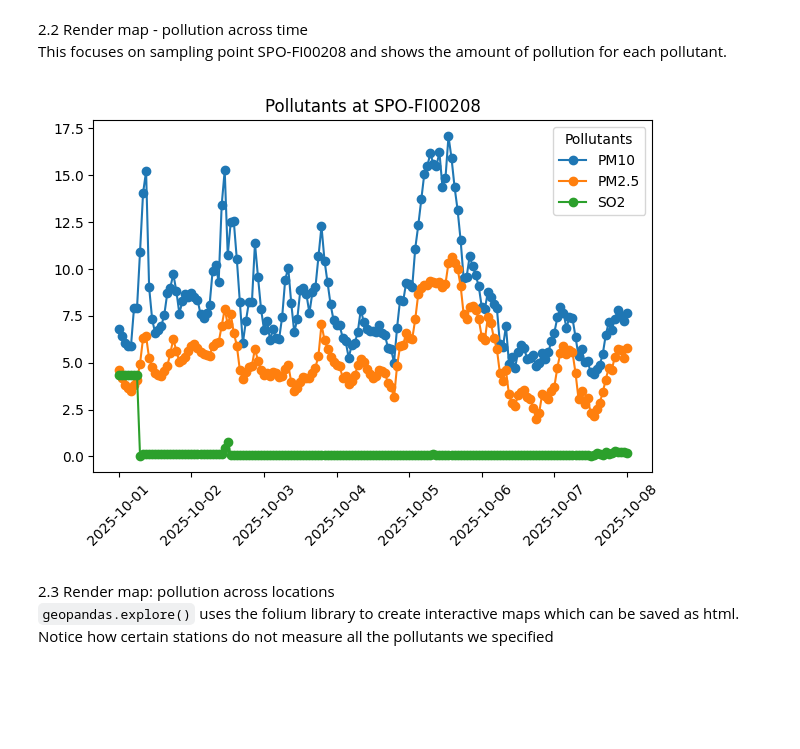
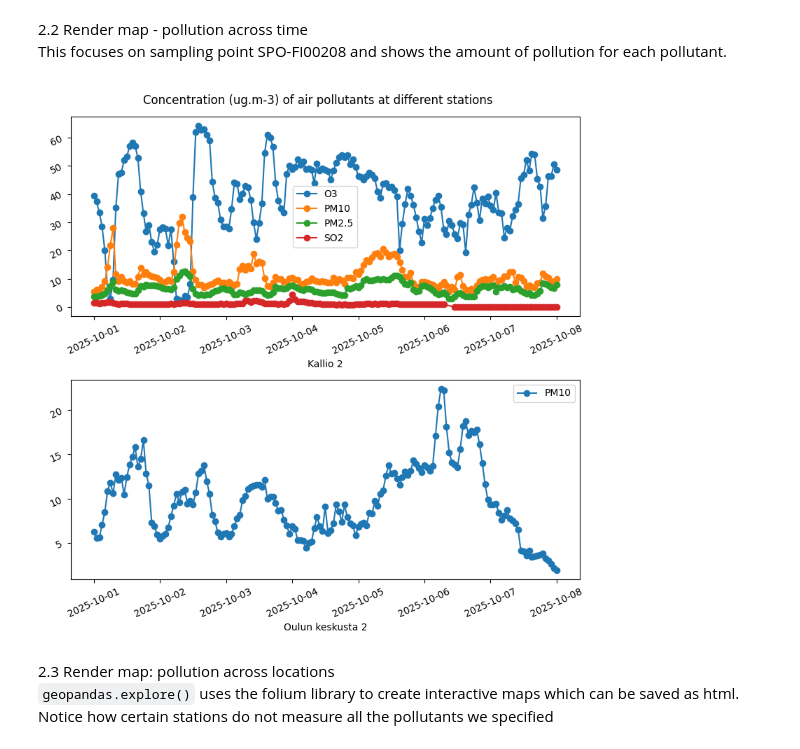
Before and after one commit to ngdeqi/DATA11001-Project, a Jupyter notebook: Data cleaning and vis.ipynb, the cells around one changed output. Saved outputs shown, nothing was run; the diff lists cells and outputs as text; code cells hidden in the pictures; blank space fills up the shorter version.

```diff
--- a/Data cleaning and vis.ipynb
+++ b/Data cleaning and vis.ipynb
@@ -24,10 +24,10 @@ NOTE: The `ParquetFilesUrls.csv` has links to parquet files that contain data ou
 
 So the data will be filtered later according to the date range of 01/01/2025 to 02/01/2025
 # %%
-DATA_CSV_E2A = r"data\Air pollution data\FI\ParquetFilesUrls.csv"       # Path to e2a csv data with urls
-DATA_CSV_E1A = r"data\Air pollution data\FI\ParquetFilesUrlse1a.csv"    # Path to e1a csv with data urls
+DATA_CSV_E2A = r"data\Air pollution data\FI_SE_DK_NO_EE_IS_IE_LT\ParquetFilesUrls.csv"    # Path to e2a csv data with urls
+DATA_CSV_E1A = r"data\Air pollution data\FI_SE_DK_NO_EE_IS_IE_LT\ParquetFilesUrlse1a.csv" # Path to e1a csv with data urls
 
-DATA_DIR = r"data\Air pollution data\FI"                                # Folder with parquet files
+DATA_DIR = r"data\Air pollution data\FI_SE_DK_NO_EE_IS_IE_LT"                               # Folder with parquet files
 METADATA_DIR = r"data\Air pollution data\metadata\AirQualityStation.csv"
 
 START_DATE = "2025-10-1"
@@ -127,13 +143,14 @@ Name: count, dtype: int64
 # %% [markdown]
 EDA on distribution of air pollutants throughout the day
 # %%
-fig, axes = plt.subplots(1,4)
+fig, axes = plt.subplots(1, len(df_air["Pollutant"].unique()), figsize=(8,4))
 fig.suptitle("Concentration (ug.m-3) of different air pollutants")
 
-for ax, (name, data) in zip(axes.flatten(), df_air.groupby("Pollutant")):
-    ax.boxplot(data["Value"])
-    ax.set_xlabel(name)
+for ax, (pollutant_id, data) in zip(axes.flatten(), df_air.groupby("Pollutant")):
+    ax.boxplot(data["Value"], flierprops=dict(linewidth=0, markeredgecolor="none", markerfacecolor="grey", alpha=0.2))
+    ax.set_xlabel(map_id_to_pollutant[pollutant_id])
     ax.set_xticks([]) # Remove useless xticks for each subplot
+
 plt.tight_layout()
 plt.show()
 # %% [output]
@@ -199,22 +216,29 @@ gdf_merged.head()
 2.2 Render map - pollution across time <br>
 This focuses on sampling point SPO-FI00208 and shows the amount of pollution for each pollutant.
 # %%
-SAMPLING_POINT = "SPO-FI00208"
-filtered = gdf_merged[gdf_merged["Samplingpoint"].str.startswith(SAMPLING_POINT)]
+SAMPLING_POINTS = ["Kallio 2", "Oulun keskusta 2"]
+filtered = gdf_merged[gdf_merged["Air Quality Station Name"].isin(SAMPLING_POINTS)]
+filtered = filtered[["Value", "Air Pollutant", "Air Quality Station Name"]]
 
-fig = plt.figure() # Create new figure to not overlay this plot with the previous boxplot figure
+fig, axes = plt.subplots(2, 1, figsize=(8, 8))
 
-labels = []
-for k, v in filtered[["Value", "Samplingpoint", "Air Pollutant"]].groupby("Air Pollutant"):
-    plt.plot(v["Value"], marker="o")
-    labels.append(k)
-plt.xticks(rotation=45)
-plt.title("Pollutants at " + SAMPLING_POINT)
-plt.legend(labels, title="Pollutants")
+for ax, sampling_point in zip(axes, SAMPLING_POINTS):
+    data = filtered[filtered["Air Quality Station Name"] == sampling_point]
+    labels = []
+
+    for k, v in data.groupby("Air Pollutant"):
+        ax.plot(v["Value"], marker="o")
+        labels.append(k)
+
+    ax.tick_params(rotation=25)
+    ax.set_xlabel(sampling_point)
+    ax.legend(labels)
+
+fig.suptitle("Concentration (ug.m-3) of air pollutants at different stations")
 plt.tight_layout()
 plt.show()
 # %% [output]
-[figure, old version]
+[figure, new version]
 # %% [markdown]
 2.3 Render map: pollution across locations<br>
 `geopandas.explore()` uses the folium library to create interactive maps which can be saved as html. Notice how certain stations do not measure all the pollutants we specified
```
Also changed, not shown: parts of 5 cells of this notebook, 18 other files.
